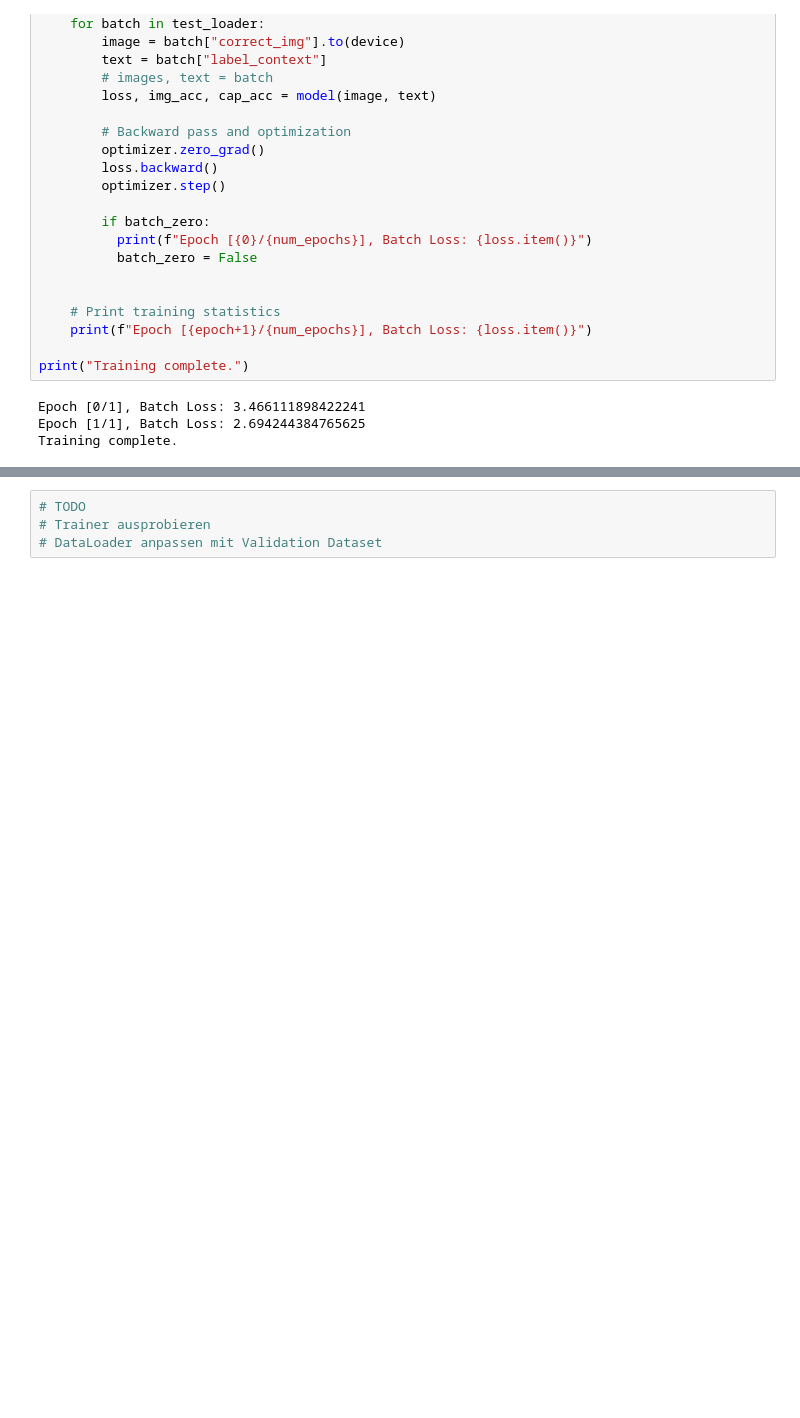
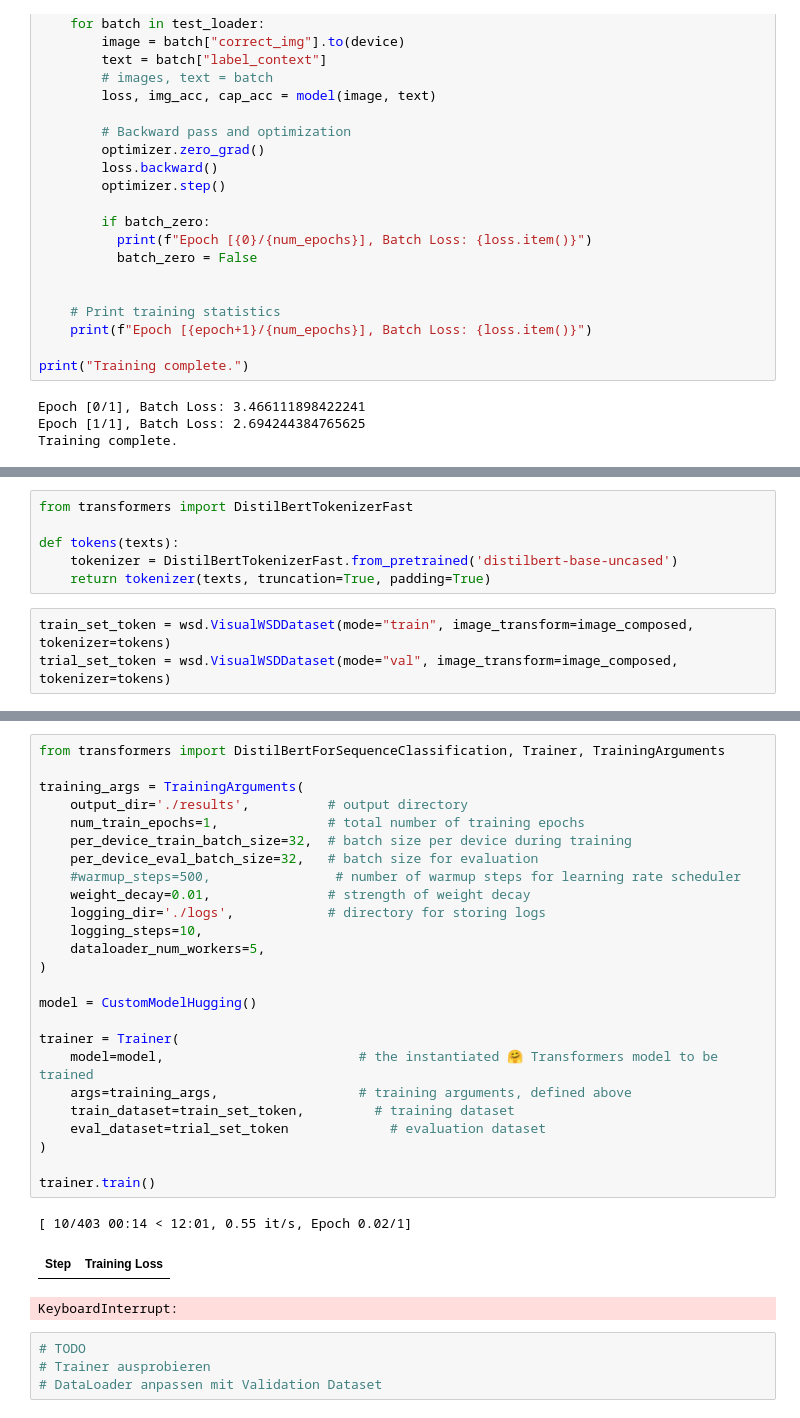
Before and after one commit to Banuran/ki-lab-ss23-MindCraft, a Jupyter notebook: model.ipynb, the cells around one changed output, grey strips where cells are left out. Cells and saved outputs as stored; diff of their text form; blank space fills up the shorter version.

Commit message:
first try to integrate hugging face trainer

```diff
--- a/model.ipynb
+++ b/model.ipynb
@@ -210,0 +196,9 @@ KeyboardInterrupt:
+# %%
+from transformers import DistilBertTokenizerFast
+
+def tokens(texts):
+    tokenizer = DistilBertTokenizerFast.from_pretrained('distilbert-base-uncased')
+    return tokenizer(texts, truncation=True, padding=True)
+# %%
+train_set_token = wsd.VisualWSDDataset(mode="train", image_transform=image_composed, tokenizer=tokens)
+trial_set_token = wsd.VisualWSDDataset(mode="val", image_transform=image_composed, tokenizer=tokens)
@@ -211,3 +269,32 @@ KeyboardInterrupt:
+# %%
+from transformers import DistilBertForSequenceClassification, Trainer, TrainingArguments
+
+training_args = TrainingArguments(
+    output_dir='./results',          # output directory
+    num_train_epochs=1,              # total number of training epochs
+    per_device_train_batch_size=32,  # batch size per device during training
+    per_device_eval_batch_size=32,   # batch size for evaluation
+    #warmup_steps=500,                # number of warmup steps for learning rate scheduler
+    weight_decay=0.01,               # strength of weight decay
+    logging_dir='./logs',            # directory for storing logs
+    logging_steps=10,
+    dataloader_num_workers=5,
+)
+
+model = CustomModelHugging()
+
+trainer = Trainer(
+    model=model,                         # the instantiated 🤗 Transformers model to be trained
+    args=training_args,                  # training arguments, defined above
+    train_dataset=train_set_token,         # training dataset
+    eval_dataset=trial_set_token             # evaluation dataset
+)
+
+trainer.train()
+# %% [output]
+[ 10/403 00:14 < 12:01, 0.55 it/s, Epoch 0.02/1]
+| Step | Training Loss |
+KeyboardInterrupt:
 # %%
 # TODO
 # Trainer ausprobieren
```
Also changed, not shown: parts of 4 cells of this notebook, 1 other file.
